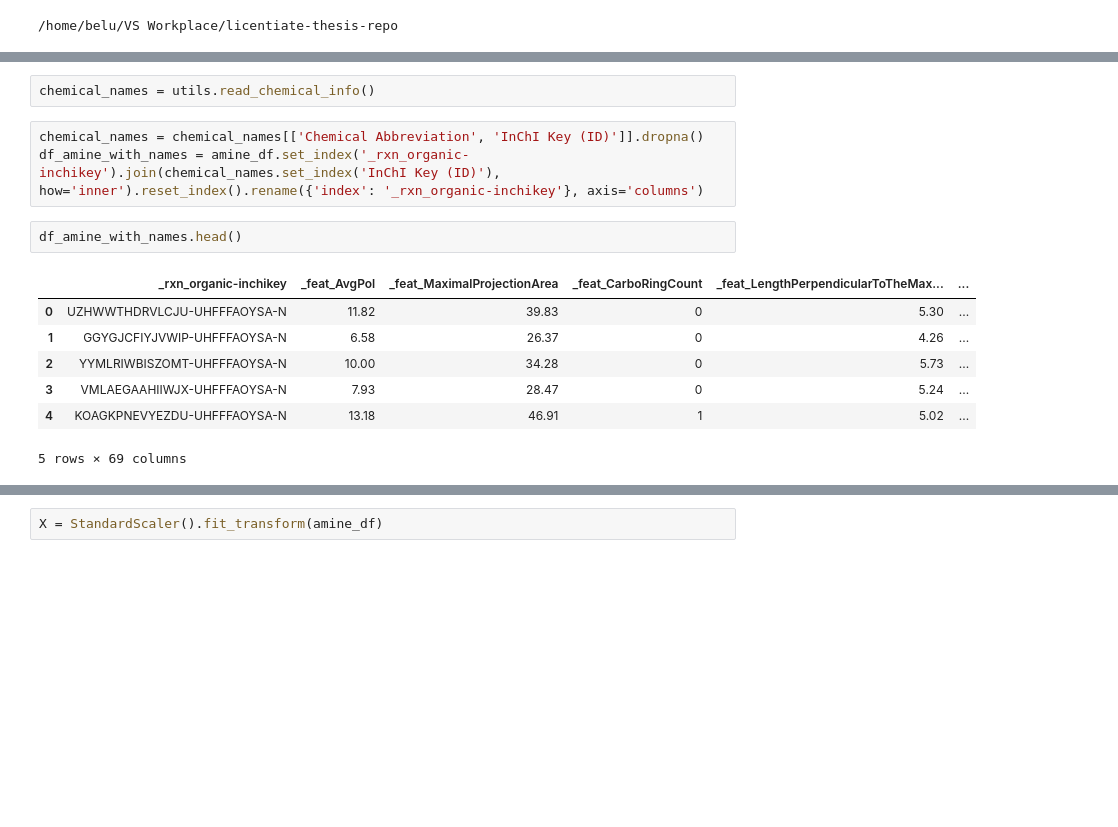
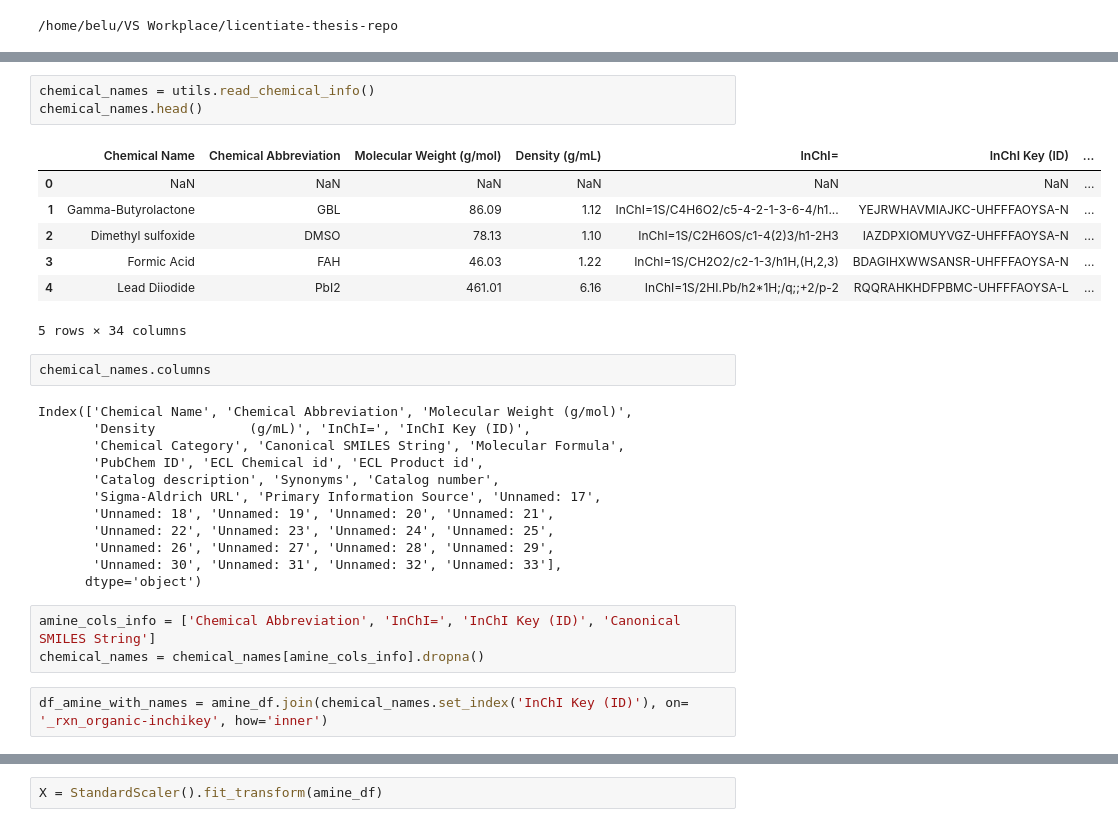
Before and after one commit to beluticona/licentiate-thesis-repo, a Jupyter notebook: notebooks/1.2-mbto-aminas-clusterizacion.ipynb, the cells around one changed output, grey strips where cells are left out. Cells and saved outputs as stored; diff of their text form; blank space fills up the shorter version.

```diff
--- a/notebooks/1.2-mbto-aminas-clusterizacion.ipynb
+++ b/notebooks/1.2-mbto-aminas-clusterizacion.ipynb
@@ -36,15 +37,30 @@ len(amine_df)
 # %%
 chemical_names = utils.read_chemical_info()
+chemical_names.head()
+# %% [output]
+|  | Chemical Name | Chemical Abbreviation | Molecular Weight (g/mol) | Density (g/mL) | InChI= | InChI Key (ID) | ... |
+| 0 | NaN | NaN | NaN | NaN | NaN | NaN | ... |
+| 1 | Gamma-Butyrolactone | GBL | 86.09 | 1.12 | InChI=1S/C4H6O2/c5-4-2-1-3-6-4/h1... | YEJRWHAVMIAJKC-UHFFFAOYSA-N | ... |
+| 2 | Dimethyl sulfoxide | DMSO | 78.13 | 1.10 | InChI=1S/C2H6OS/c1-4(2)3/h1-2H3 | IAZDPXIOMUYVGZ-UHFFFAOYSA-N | ... |
+| 3 | Formic Acid | FAH | 46.03 | 1.22 | InChI=1S/CH2O2/c2-1-3/h1H,(H,2,3) | BDAGIHXWWSANSR-UHFFFAOYSA-N | ... |
+| 4 | Lead Diiodide | PbI2 | 461.01 | 6.16 | InChI=1S/2HI.Pb/h2*1H;/q;;+2/p-2 | RQQRAHKHDFPBMC-UHFFFAOYSA-L | ... |
+5 rows × 34 columns
-# %%
-chemical_names = chemical_names[['Chemical Abbreviation', 'InChI Key (ID)']].dropna()
-df_amine_with_names = amine_df.set_index('_rxn_organic-inchikey').join(chemical_names.set_index('InChI Key (ID)'), how='inner').reset_index().rename({'index': '_rxn_organic-inchikey'}, axis='columns')
-# %%
-df_amine_with_names.head()
-# %% [output]
-|  | _rxn_organic-inchikey | _feat_AvgPol | _feat_MaximalProjectionArea | _feat_CarboRingCount | _feat_LengthPerpendicularToTheMax... | ... |
-| 0 | UZHWWTHDRVLCJU-UHFFFAOYSA-N | 11.82 | 39.83 | 0 | 5.30 | ... |
-| 1 | GGYGJCFIYJVWIP-UHFFFAOYSA-N | 6.58 | 26.37 | 0 | 4.26 | ... |
-| 2 | YYMLRIWBISZOMT-UHFFFAOYSA-N | 10.00 | 34.28 | 0 | 5.73 | ... |
-| 3 | VMLAEGAAHIIWJX-UHFFFAOYSA-N | 7.93 | 28.47 | 0 | 5.24 | ... |
-| 4 | KOAGKPNEVYEZDU-UHFFFAOYSA-N | 13.18 | 46.91 | 1 | 5.02 | ... |
-5 rows × 69 columns
+# %%
+chemical_names.columns
+# %% [output]
+Index(['Chemical Name', 'Chemical Abbreviation', 'Molecular Weight (g/mol)',
+       'Density            (g/mL)', 'InChI=', 'InChI Key (ID)',
+       'Chemical Category', 'Canonical SMILES String', 'Molecular Formula',
+       'PubChem ID', 'ECL Chemical id', 'ECL Product id',
+       'Catalog description', 'Synonyms', 'Catalog number',
+       'Sigma-Aldrich URL', 'Primary Information Source', 'Unnamed: 17',
+       'Unnamed: 18', 'Unnamed: 19', 'Unnamed: 20', 'Unnamed: 21',
+       'Unnamed: 22', 'Unnamed: 23', 'Unnamed: 24', 'Unnamed: 25',
+       'Unnamed: 26', 'Unnamed: 27', 'Unnamed: 28', 'Unnamed: 29',
+       'Unnamed: 30', 'Unnamed: 31', 'Unnamed: 32', 'Unnamed: 33'],
+      dtype='object')
+# %%
+amine_cols_info = ['Chemical Abbreviation', 'InChI=', 'InChI Key (ID)', 'Canonical SMILES String']
+chemical_names = chemical_names[amine_cols_info].dropna()
+# %%
+df_amine_with_names = amine_df.join(chemical_names.set_index('InChI Key (ID)'), on= '_rxn_organic-inchikey', how='inner')
```
Also changed, not shown: parts of 52 cells of this notebook, 40 other files.
